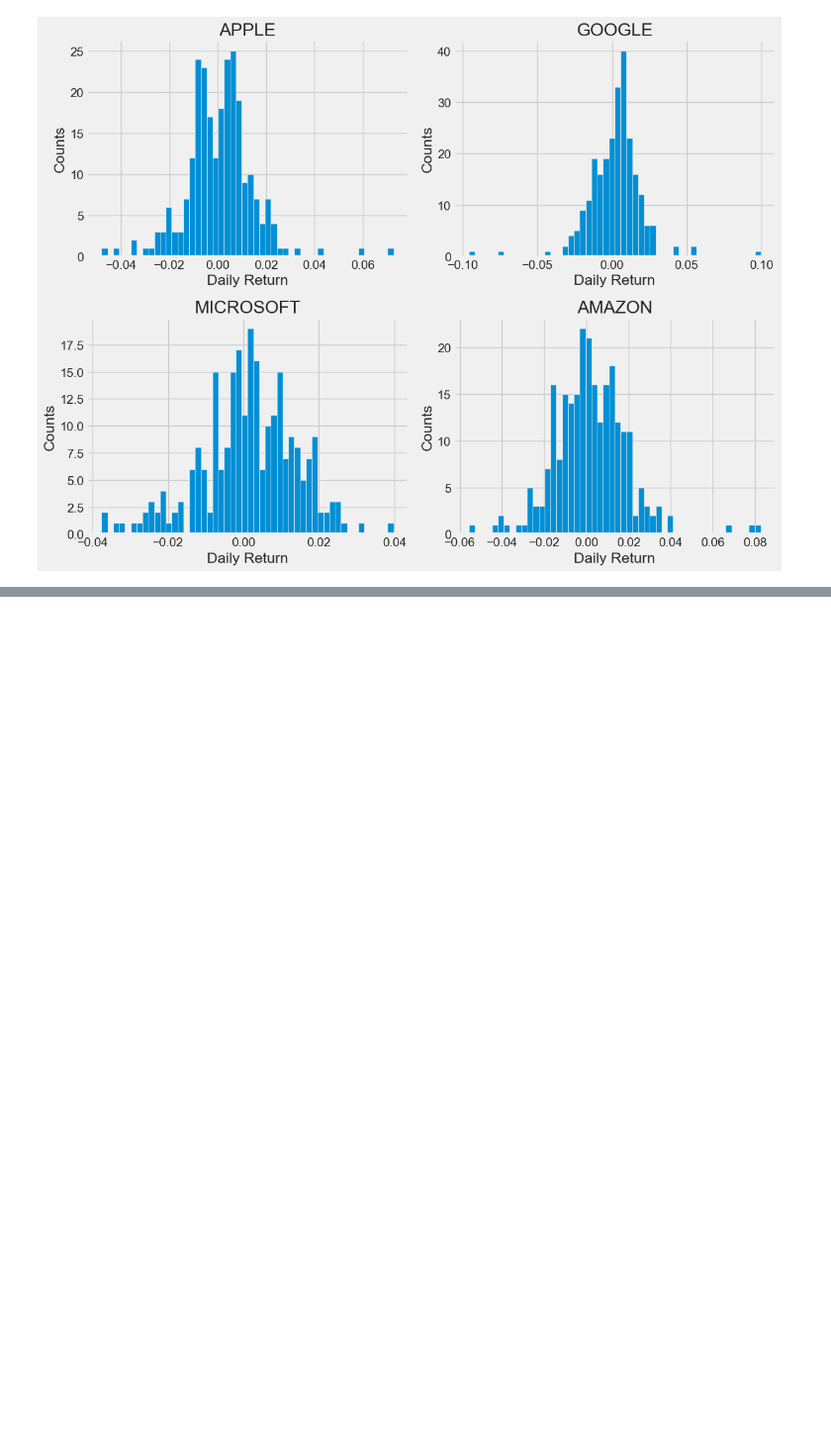
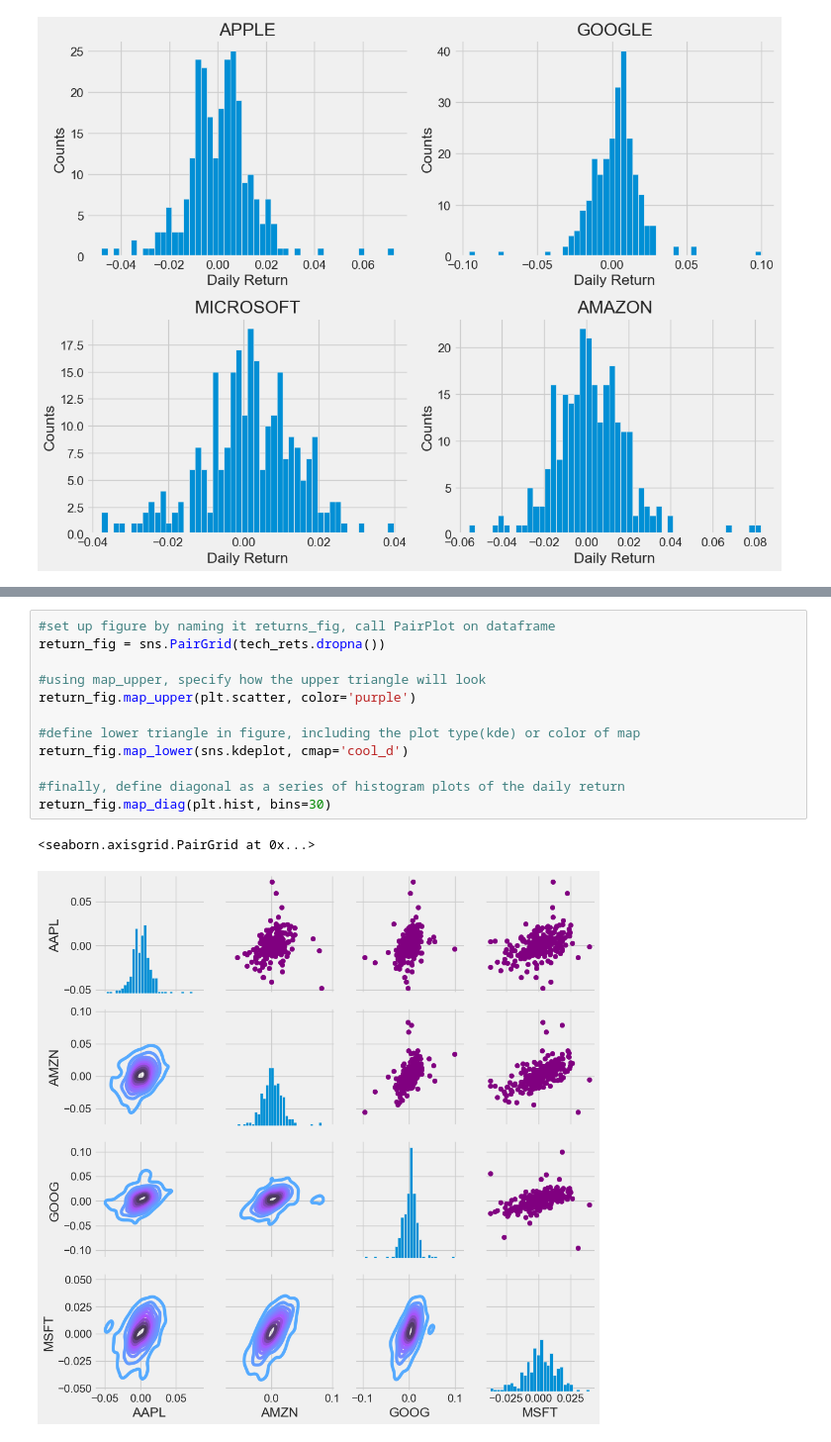
Before and after one commit to da804107/stockMarketAnalysis, a Jupyter notebook: dataimport.ipynb, the cells around one changed output, grey strips where cells are left out. Shown at 99% size. Cells and saved outputs as stored; diff of their text form; blank space fills up the shorter version.

```diff
--- a/dataimport.ipynb
+++ b/dataimport.ipynb
@@ -206,0 +241,15 @@ plt.tight_layout()
+# %%
+#set up figure by naming it returns_fig, call PairPlot on dataframe
+return_fig = sns.PairGrid(tech_rets.dropna())
+
+#using map_upper, specify how the upper triangle will look
+return_fig.map_upper(plt.scatter, color='purple')
+
+#define lower triangle in figure, including the plot type(kde) or color of map
+return_fig.map_lower(sns.kdeplot, cmap='cool_d')
+
+#finally, define diagonal as a series of histogram plots of the daily return
+return_fig.map_diag(plt.hist, bins=30)
+# %% [output]
+<seaborn.axisgrid.PairGrid at 0x...>
+[figure, added]
```
Also changed, not shown: parts of 17 cells of this notebook, 8 other files.
